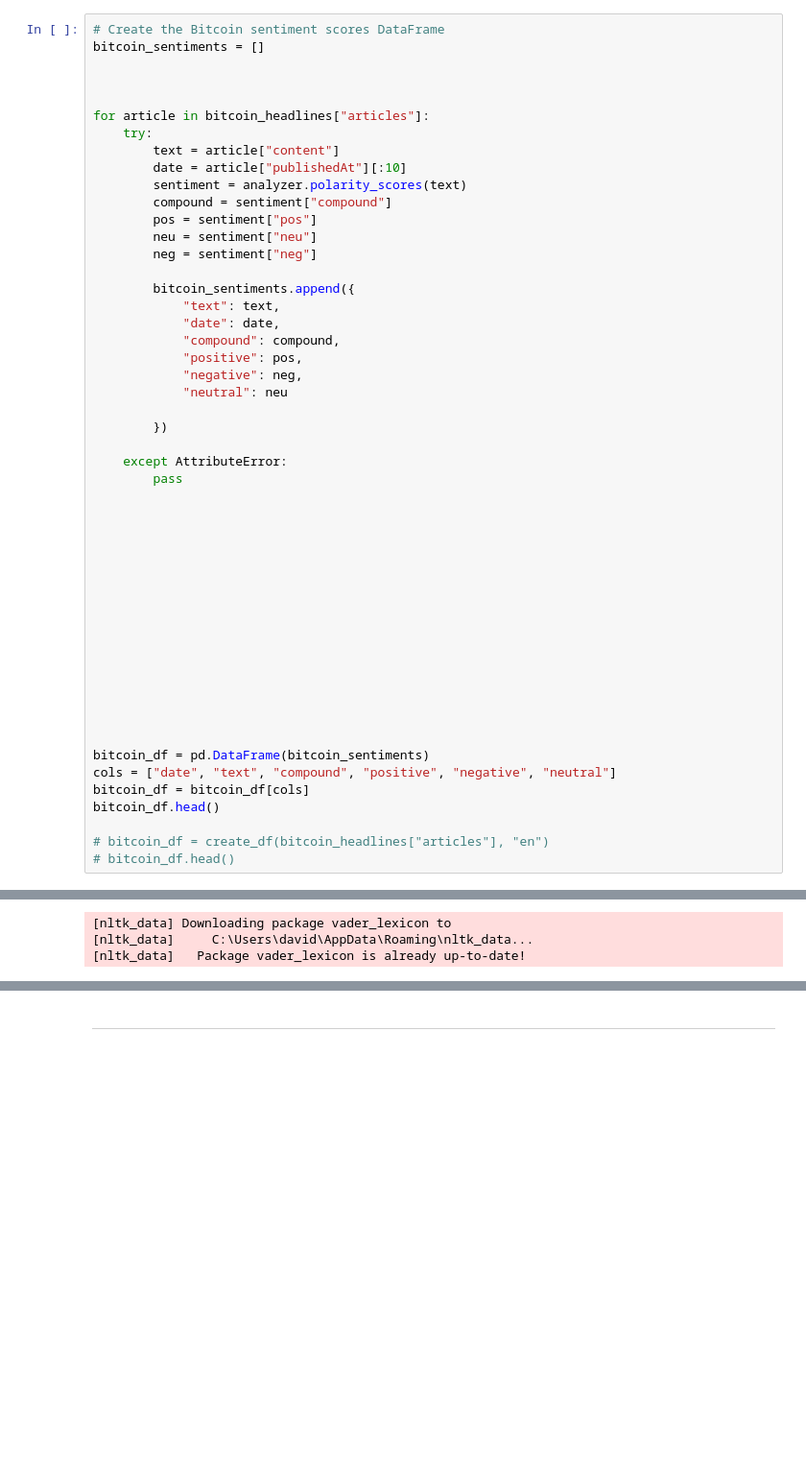
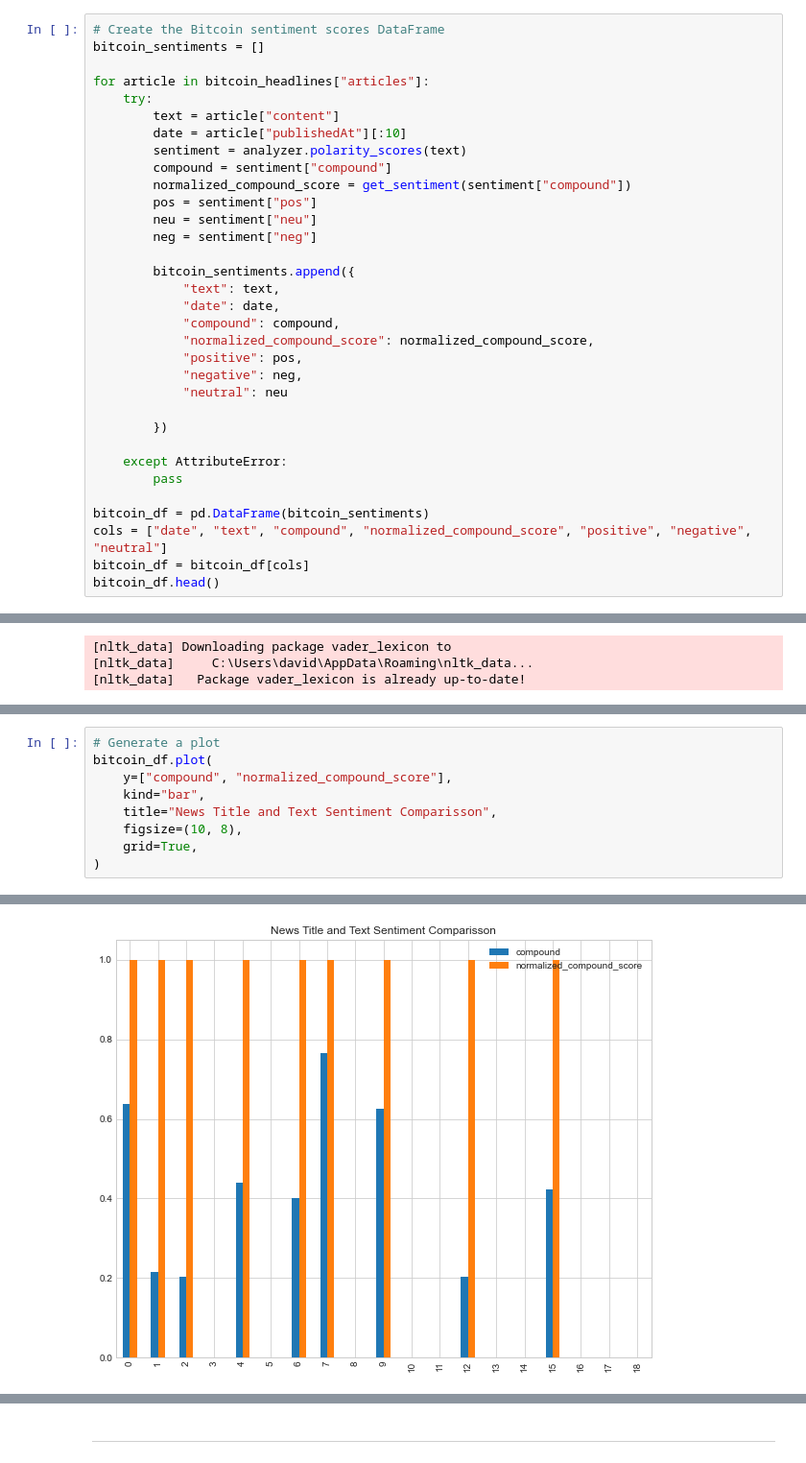
Before and after one commit to drg-developer-2-GWFinTech-Homeworks/homework-unit12-nlp, a Jupyter notebook: crypto_sentiment.ipynb, the cells around one changed output, grey strips where cells are left out. Shown at 96% size. Drawn from its saved outputs; the diff is of its cells as text; blank space fills up the shorter version.

Commit message:
Added normalized_compound_score and plotted.

```diff
--- a/crypto_sentiment.ipynb
+++ b/crypto_sentiment.ipynb
@@ -93,8 +91,6 @@ NameError: name 'libra_headlines' is not defined
 # %%
 # Create the Bitcoin sentiment scores DataFrame
 bitcoin_sentiments = []
-
-
 
 for article in bitcoin_headlines["articles"]:
     try:
@@ -102,6 +98,7 @@ for article in bitcoin_headlines["articles"]:
         date = article["publishedAt"][:10]
         sentiment = analyzer.polarity_scores(text)
         compound = sentiment["compound"]
+        normalized_compound_score = get_sentiment(sentiment["compound"])
         pos = sentiment["pos"]
         neu = sentiment["neu"]
         neg = sentiment["neg"]
@@ -110,6 +107,7 @@ for article in bitcoin_headlines["articles"]:
             "text": text,
             "date": date,
             "compound": compound,
+            "normalized_compound_score": normalized_compound_score,
             "positive": pos,
             "negative": neg,
             "neutral": neu
@@ -119,25 +117,8 @@ for article in bitcoin_headlines["articles"]:
     except AttributeError:
         pass
 
-
-
-
-
-
-
-
-
-
-
-
-
-
-
 bitcoin_df = pd.DataFrame(bitcoin_sentiments)
-cols = ["date", "text", "compound", "positive", "negative", "neutral"]
+cols = ["date", "text", "compound", "normalized_compound_score", "positive", "negative", "neutral"]
 bitcoin_df = bitcoin_df[cols]
 bitcoin_df.head()
-
-# bitcoin_df = create_df(bitcoin_headlines["articles"], "en")
-# bitcoin_df.head()
 # %% [output]
@@ -172,0 +222,10 @@ analyzer = SentimentIntensityAnalyzer()
+# %%
+# Generate a plot
+bitcoin_df.plot(
+    y=["compound", "normalized_compound_score"],
+    kind="bar",
+    title="News Title and Text Sentiment Comparisson",
+    figsize=(10, 8),
+    grid=True,
+)
+# %% [output]
@@ -173,3 +233,4 @@ analyzer = SentimentIntensityAnalyzer()
+[figure, added]
 # %% [markdown]
 ### Questions:
 
```
Also changed, not shown: parts of 11 cells of this notebook.
